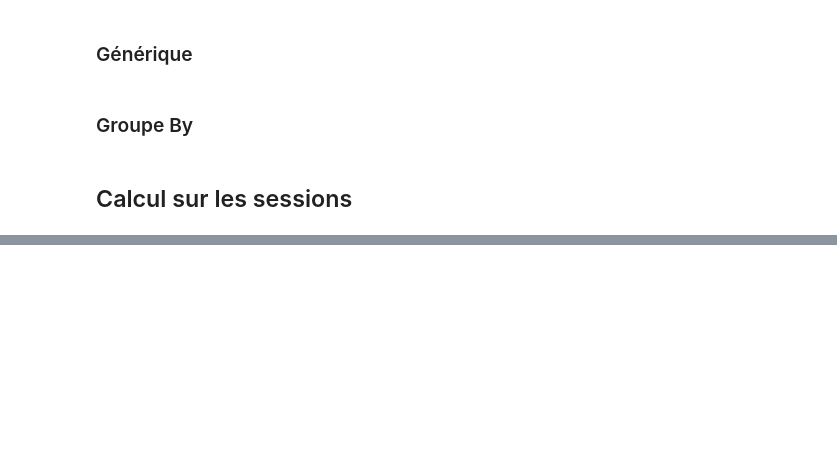
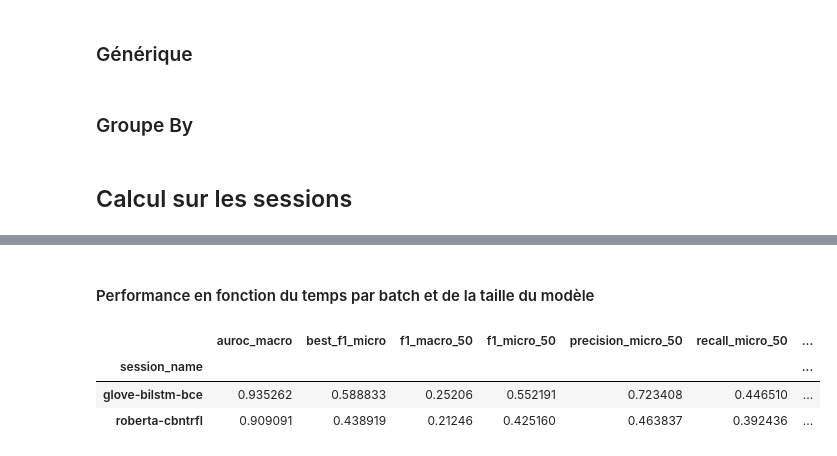
Before and after one commit to nigiva/hatespeech-detection-models, a Jupyter notebook: src/eval/create-graph.ipynb, the cells around one changed output, grey strips where cells are left out. Saved outputs shown, nothing was run; the diff lists cells and outputs as text; code cells hidden in the pictures; blank space fills up the shorter version.

```diff
--- a/src/eval/create-graph.ipynb
+++ b/src/eval/create-graph.ipynb
@@ -350,0 +393,2 @@ xlnet-bce & {\cellcolor[HTML]{197DB7}} \color[HTML]{F1F1F1} 0.839 & {\cellcolor[
+# %% [markdown]
+#### Performance en fonction du temps par batch et de la taille du modèle
@@ -350,0 +407,7 @@ xlnet-bce & {\cellcolor[HTML]{197DB7}} \color[HTML]{F1F1F1} 0.839 & {\cellcolor[
+# %%
+perf_and_info_per_model_df.head(2)
+# %% [output]
+|  | auroc_macro | best_f1_micro | f1_macro_50 | f1_micro_50 | precision_micro_50 | recall_micro_50 | ... |
+| session_name |  |  |  |  |  |  | ... |
+| glove-bilstm-bce | 0.935262 | 0.588833 | 0.25206 | 0.552191 | 0.723408 | 0.446510 | ... |
+| roberta-cbntrfl | 0.909091 | 0.438919 | 0.21246 | 0.425160 | 0.463837 | 0.392436 | ... |
```
Also changed, not shown: parts of 30 cells of this notebook, 2 other files.
